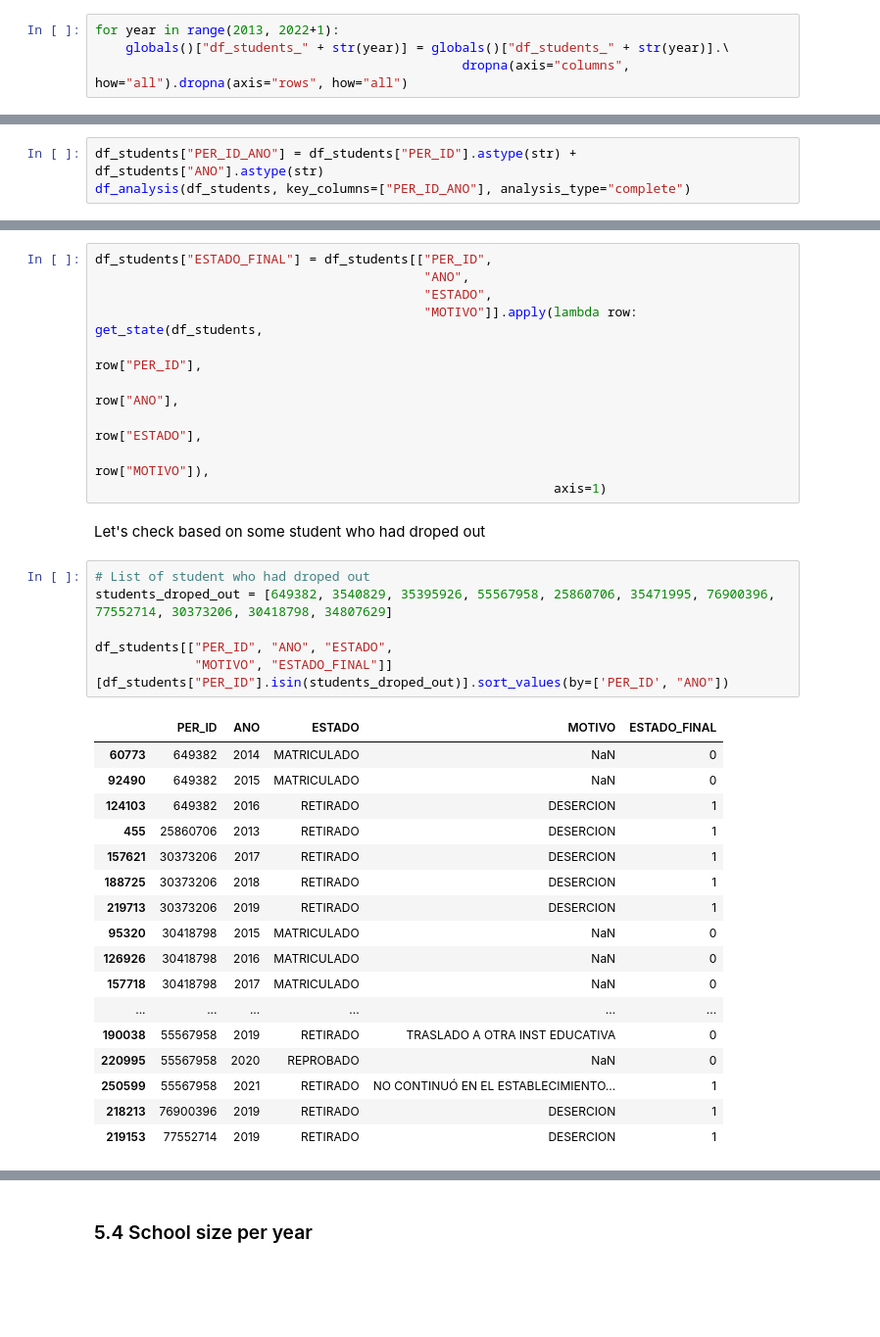
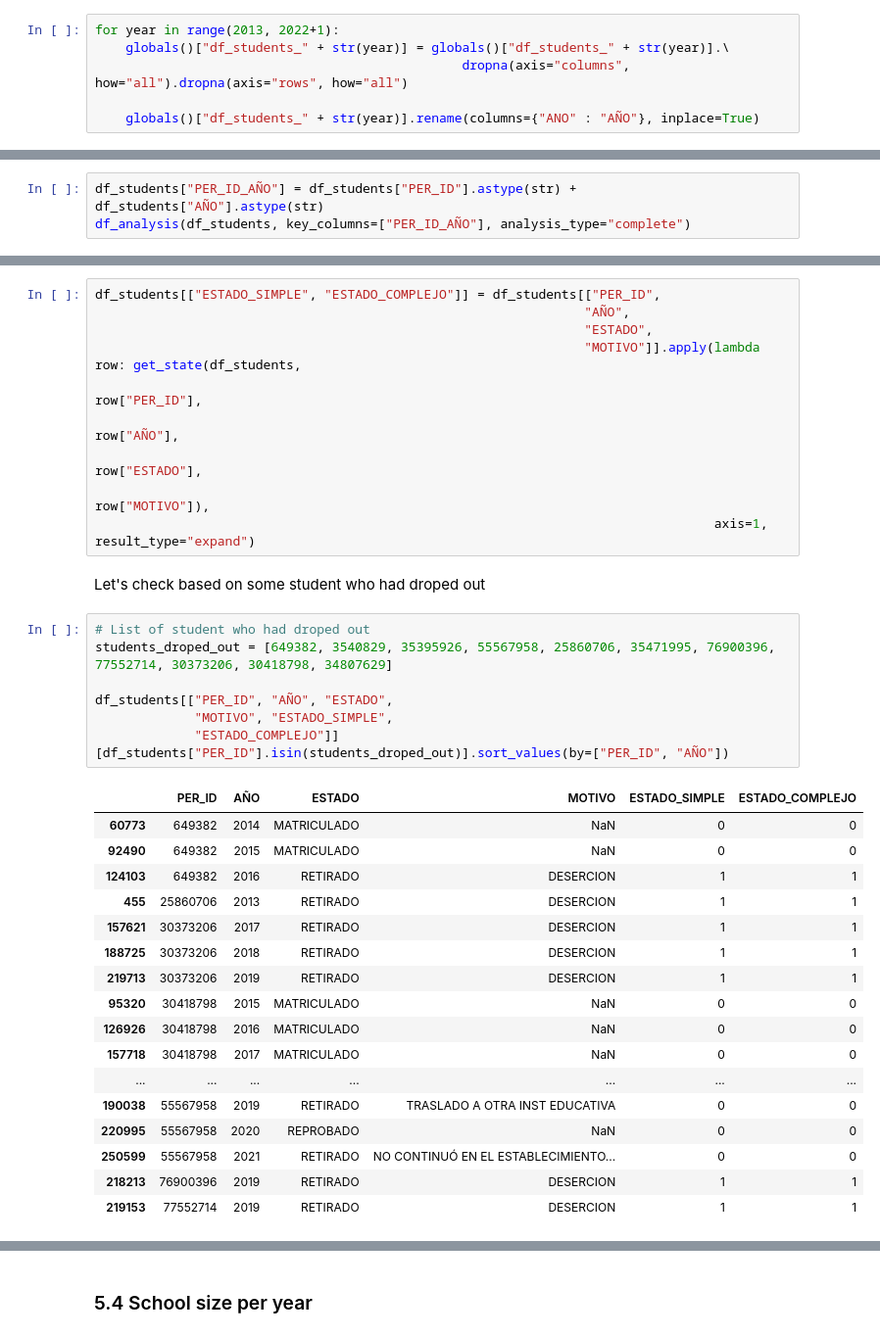
Before and after one commit to samirhinojosa/school-dropout-in-sogamoso, a Jupyter notebook: notebooks/school_dropout_cleaning.ipynb, the cells around one changed output, grey strips where cells are left out. Shown: that part at 98% size. Saved outputs shown, nothing was run; the diff lists cells and outputs as text; blank space fills up the shorter version.

Commit message:
updating feature state

```diff
--- a/notebooks/school_dropout_cleaning.ipynb
+++ b/notebooks/school_dropout_cleaning.ipynb
@@ -137,6 +137,8 @@ Deleting columns and rows with 100% of missing-values. At the same time, let's d
 for year in range(2013, 2022+1):
     globals()["df_students_" + str(year)] = globals()["df_students_" + str(year)].\
                                                 dropna(axis="columns", how="all").dropna(axis="rows", how="all")
+
+    globals()["df_students_" + str(year)].rename(columns={"ANO" : "AÑO"}, inplace=True)
 # %% [markdown]
 #### 3.1.2 Checking columns names
 # %%
@@ -452,8 +454,8 @@ df_students = pd.DataFrame()
 for year in range(2013, 2022+1):
     df_students = pd.concat([df_students, globals()["df_students_" + str(year)]])
 # %%
-df_students["PER_ID_ANO"] = df_students["PER_ID"].astype(str) + df_students["ANO"].astype(str)
-df_analysis(df_students, key_columns=["PER_ID_ANO"], analysis_type="complete")
+df_students["PER_ID_AÑO"] = df_students["PER_ID"].astype(str) + df_students["AÑO"].astype(str)
+df_analysis(df_students, key_columns=["PER_ID_AÑO"], analysis_type="complete")
 # %% [output]
 Analysis header
 --------------------------------------------------------------------------------
@@ -1385,36 +1405,37 @@ def get_state(df, id_student, year, state, reason):
 # %%
-df_students["ESTADO_FINAL"] = df_students[["PER_ID",
-                                           "ANO",
-                                           "ESTADO",
-                                           "MOTIVO"]].apply(lambda row: get_state(df_students,
-                                                                                  row["PER_ID"],
-                                                                                  row["ANO"],
-                                                                                  row["ESTADO"],
-                                                                                  row["MOTIVO"]),
-                                                            axis=1)
+df_students[["ESTADO_SIMPLE", "ESTADO_COMPLEJO"]] = df_students[["PER_ID",
+                                                                "AÑO",
+                                                                "ESTADO",
+                                                                "MOTIVO"]].apply(lambda row: get_state(df_students,
+                                                                                                       row["PER_ID"],
+                                                                                                       row["AÑO"],
+                                                                                                       row["ESTADO"],
+                                                                                                       row["MOTIVO"]),
+                                                                                 axis=1, result_type="expand")
 # %% [markdown]
 Let's check based on some student who had droped out
 # %%
 # List of student who had droped out
 students_droped_out = [649382, 3540829, 35395926, 55567958, 25860706, 35471995, 76900396, 77552714, 30373206, 30418798, 34807629]
 
-df_students[["PER_ID", "ANO", "ESTADO",
-             "MOTIVO", "ESTADO_FINAL"]][df_students["PER_ID"].isin(students_droped_out)].sort_values(by=['PER_ID', "ANO"])
+df_students[["PER_ID", "AÑO", "ESTADO",
+             "MOTIVO", "ESTADO_SIMPLE",
+             "ESTADO_COMPLEJO"]][df_students["PER_ID"].isin(students_droped_out)].sort_values(by=["PER_ID", "AÑO"])
 # %% [output]
-|  | PER_ID | ANO | ESTADO | MOTIVO | ESTADO_FINAL |
-| 60773 | 649382 | 2014 | MATRICULADO | NaN | 0 |
-| 92490 | 649382 | 2015 | MATRICULADO | NaN | 0 |
-| 124103 | 649382 | 2016 | RETIRADO | DESERCION | 1 |
-| 455 | 25860706 | 2013 | RETIRADO | DESERCION | 1 |
-| 157621 | 30373206 | 2017 | RETIRADO | DESERCION | 1 |
-| 188725 | 30373206 | 2018 | RETIRADO | DESERCION | 1 |
-| 219713 | 30373206 | 2019 | RETIRADO | DESERCION | 1 |
-| 95320 | 30418798 | 2015 | MATRICULADO | NaN | 0 |
-| 126926 | 30418798 | 2016 | MATRICULADO | NaN | 0 |
-| 157718 | 30418798 | 2017 | MATRICULADO | NaN | 0 |
-| ... | ... | ... | ... | ... | ... |
-| 190038 | 55567958 | 2019 | RETIRADO | TRASLADO A OTRA INST EDUCATIVA | 0 |
-| 220995 | 55567958 | 2020 | REPROBADO | NaN | 0 |
-| 250599 | 55567958 | 2021 | RETIRADO | NO CONTINUÓ EN EL ESTABLECIMIENTO... | 1 |
-| 218213 | 76900396 | 2019 | RETIRADO | DESERCION | 1 |
-| 219153 | 77552714 | 2019 | RETIRADO | DESERCION | 1 |
+|  | PER_ID | AÑO | ESTADO | MOTIVO | ESTADO_SIMPLE | ESTADO_COMPLEJO |
+| 60773 | 649382 | 2014 | MATRICULADO | NaN | 0 | 0 |
+| 92490 | 649382 | 2015 | MATRICULADO | NaN | 0 | 0 |
+| 124103 | 649382 | 2016 | RETIRADO | DESERCION | 1 | 1 |
+| 455 | 25860706 | 2013 | RETIRADO | DESERCION | 1 | 1 |
+| 157621 | 30373206 | 2017 | RETIRADO | DESERCION | 1 | 1 |
+| 188725 | 30373206 | 2018 | RETIRADO | DESERCION | 1 | 1 |
+| 219713 | 30373206 | 2019 | RETIRADO | DESERCION | 1 | 1 |
+| 95320 | 30418798 | 2015 | MATRICULADO | NaN | 0 | 0 |
+| 126926 | 30418798 | 2016 | MATRICULADO | NaN | 0 | 0 |
+| 157718 | 30418798 | 2017 | MATRICULADO | NaN | 0 | 0 |
+| ... | ... | ... | ... | ... | ... | ... |
+| 190038 | 55567958 | 2019 | RETIRADO | TRASLADO A OTRA INST EDUCATIVA | 0 | 0 |
+| 220995 | 55567958 | 2020 | REPROBADO | NaN | 0 | 0 |
+| 250599 | 55567958 | 2021 | RETIRADO | NO CONTINUÓ EN EL ESTABLECIMIENTO... | 0 | 0 |
+| 218213 | 76900396 | 2019 | RETIRADO | DESERCION | 1 | 1 |
+| 219153 | 77552714 | 2019 | RETIRADO | DESERCION | 1 | 1 |
```
Also changed, not shown: parts of 25 cells of this notebook, 2 other files.
